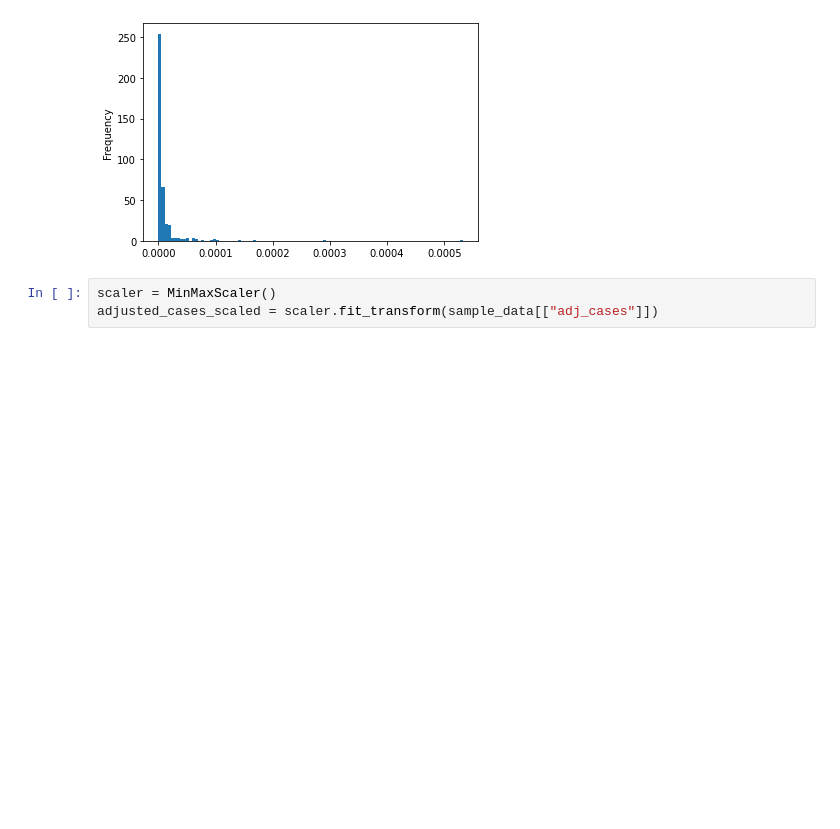
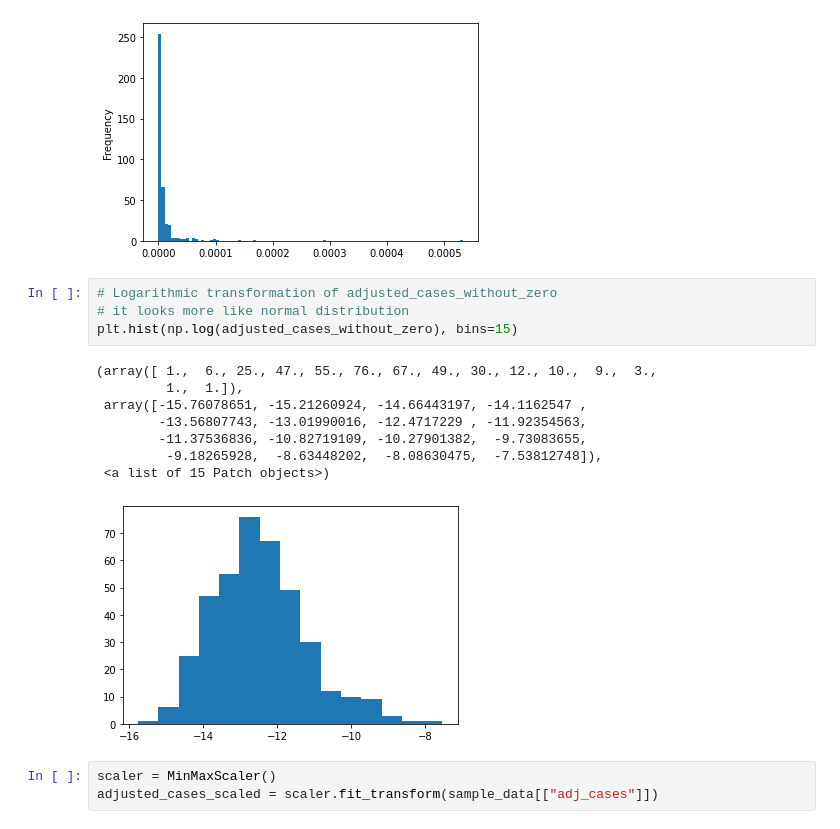
Before and after one commit to dsvanidze/replicability, a Jupyter notebook: data-exploration/data-exploration.ipynb, the cells around one changed output. Saved outputs shown, nothing was run; the diff lists cells and outputs as text; blank space fills up the shorter version.

```diff
--- a/data-exploration/data-exploration.ipynb
+++ b/data-exploration/data-exploration.ipynb
@@ -108,6 +146,19 @@ adjusted_cases_without_zero.plot.hist(bins=100)
 # %% [output]
 <matplotlib.axes._subplots.AxesSubplot at 0x...>
 [figure]
+# %%
+# Logarithmic transformation of adjusted_cases_without_zero
+# it looks more like normal distribution
+plt.hist(np.log(adjusted_cases_without_zero), bins=15)
+# %% [output]
+(array([ 1.,  6., 25., 47., 55., 76., 67., 49., 30., 12., 10.,  9.,  3.,
+         1.,  1.]),
+ array([-15.76078651, -15.21260924, -14.66443197, -14.1162547 ,
+        -13.56807743, -13.01990016, -12.4717229 , -11.92354563,
+        -11.37536836, -10.82719109, -10.27901382,  -9.73083655,
+         -9.18265928,  -8.63448202,  -8.08630475,  -7.53812748]),
+ <a list of 15 Patch objects>)
+[figure, added]
 # %%
 scaler = MinMaxScaler()
 adjusted_cases_scaled = scaler.fit_transform(sample_data[["adj_cases"]])
```
Also changed, not shown: parts of 5 cells of this notebook, 1 other file.
